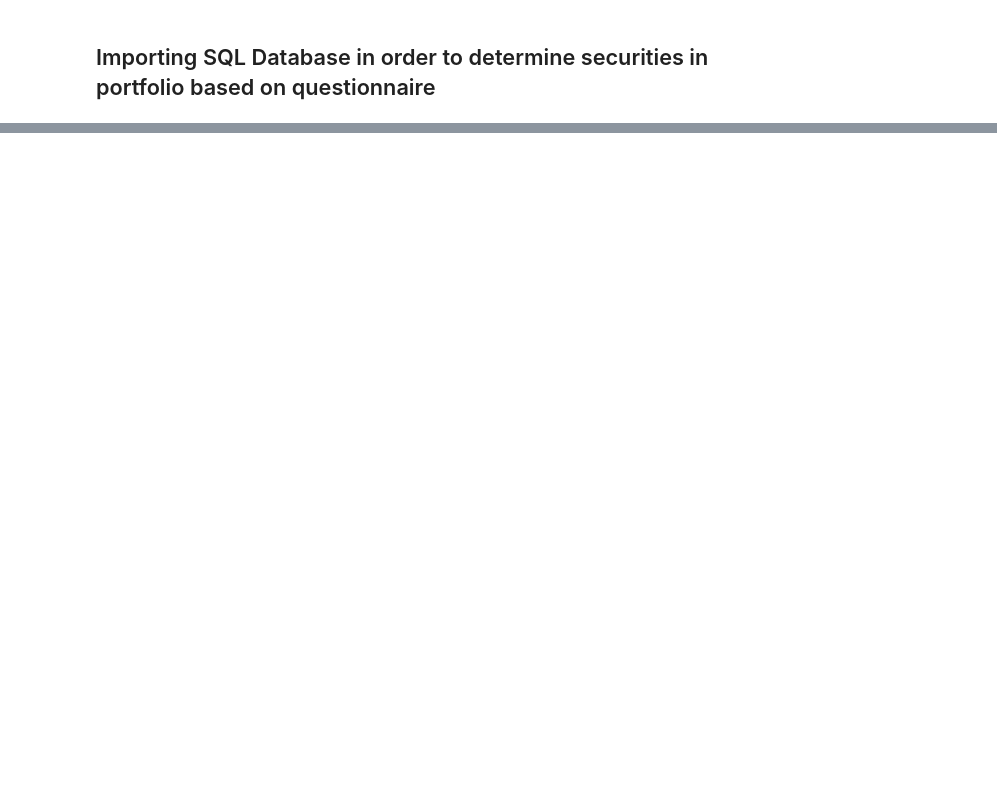
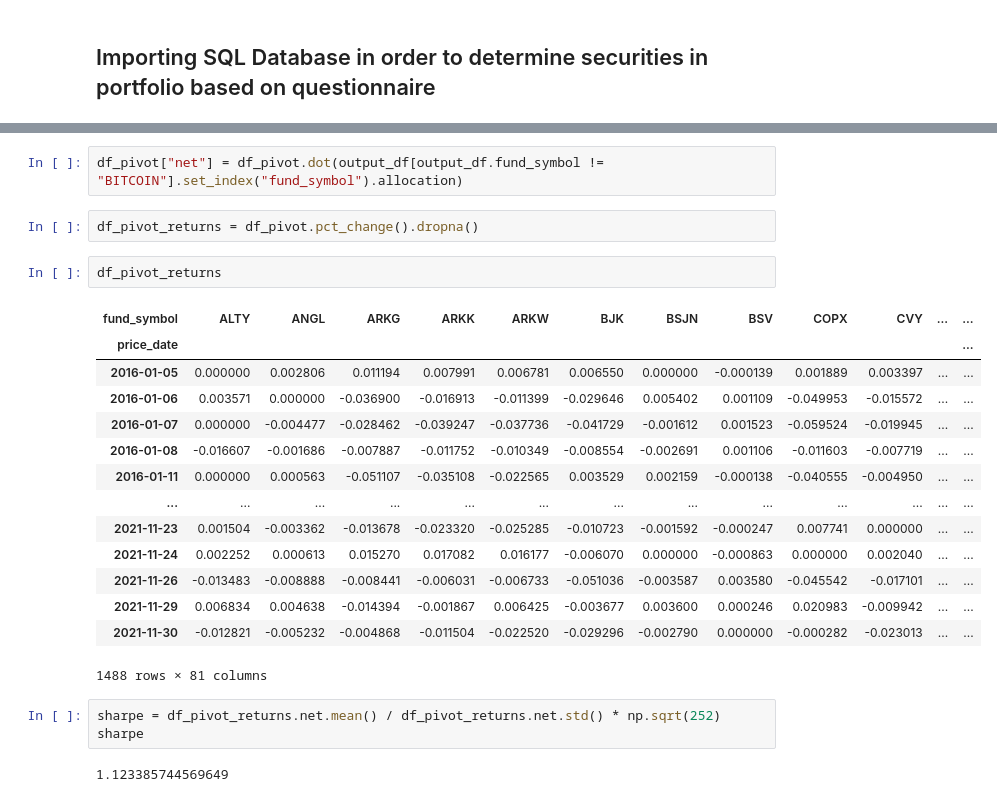
Before and after one commit to ammo888/nu_project1, a Jupyter notebook: portfolio_selection.ipynb, the cells around one changed output, grey strips where cells are left out. Drawn from its saved outputs; the diff is of its cells as text; blank space fills up the shorter version.

```diff
--- a/portfolio_selection.ipynb
+++ b/portfolio_selection.ipynb
@@ -125,0 +306,26 @@ NameError: name 'BondAllocation' is not defined
+# %%
+df_pivot["net"] = df_pivot.dot(output_df[output_df.fund_symbol != "BITCOIN"].set_index("fund_symbol").allocation)
+# %%
+df_pivot_returns = df_pivot.pct_change().dropna()
+# %%
+df_pivot_returns
+# %% [output]
+| fund_symbol | ALTY | ANGL | ARKG | ARKK | ARKW | BJK | BSJN | BSV | COPX | CVY | ... | ... |
+| price_date |  |  |  |  |  |  |  |  |  |  |  | ... |
+| 2016-01-05 | 0.000000 | 0.002806 | 0.011194 | 0.007991 | 0.006781 | 0.006550 | 0.000000 | -0.000139 | 0.001889 | 0.003397 | ... | ... |
+| 2016-01-06 | 0.003571 | 0.000000 | -0.036900 | -0.016913 | -0.011399 | -0.029646 | 0.005402 | 0.001109 | -0.049953 | -0.015572 | ... | ... |
+| 2016-01-07 | 0.000000 | -0.004477 | -0.028462 | -0.039247 | -0.037736 | -0.041729 | -0.001612 | 0.001523 | -0.059524 | -0.019945 | ... | ... |
+| 2016-01-08 | -0.016607 | -0.001686 | -0.007887 | -0.011752 | -0.010349 | -0.008554 | -0.002691 | 0.001106 | -0.011603 | -0.007719 | ... | ... |
+| 2016-01-11 | 0.000000 | 0.000563 | -0.051107 | -0.035108 | -0.022565 | 0.003529 | 0.002159 | -0.000138 | -0.040555 | -0.004950 | ... | ... |
+| ... | ... | ... | ... | ... | ... | ... | ... | ... | ... | ... | ... | ... |
+| 2021-11-23 | 0.001504 | -0.003362 | -0.013678 | -0.023320 | -0.025285 | -0.010723 | -0.001592 | -0.000247 | 0.007741 | 0.000000 | ... | ... |
+| 2021-11-24 | 0.002252 | 0.000613 | 0.015270 | 0.017082 | 0.016177 | -0.006070 | 0.000000 | -0.000863 | 0.000000 | 0.002040 | ... | ... |
+| 2021-11-26 | -0.013483 | -0.008888 | -0.008441 | -0.006031 | -0.006733 | -0.051036 | -0.003587 | 0.003580 | -0.045542 | -0.017101 | ... | ... |
+| 2021-11-29 | 0.006834 | 0.004638 | -0.014394 | -0.001867 | 0.006425 | -0.003677 | 0.003600 | 0.000246 | 0.020983 | -0.009942 | ... | ... |
+| 2021-11-30 | -0.012821 | -0.005232 | -0.004868 | -0.011504 | -0.022520 | -0.029296 | -0.002790 | 0.000000 | -0.000282 | -0.023013 | ... | ... |
+1488 rows × 81 columns
+# %%
+sharpe = df_pivot_returns.net.mean() / df_pivot_returns.net.std() * np.sqrt(252)
+sharpe
+# %% [output]
+1.123385744569649
```
Also changed, not shown: parts of 40 cells of this notebook, 2 other files.
